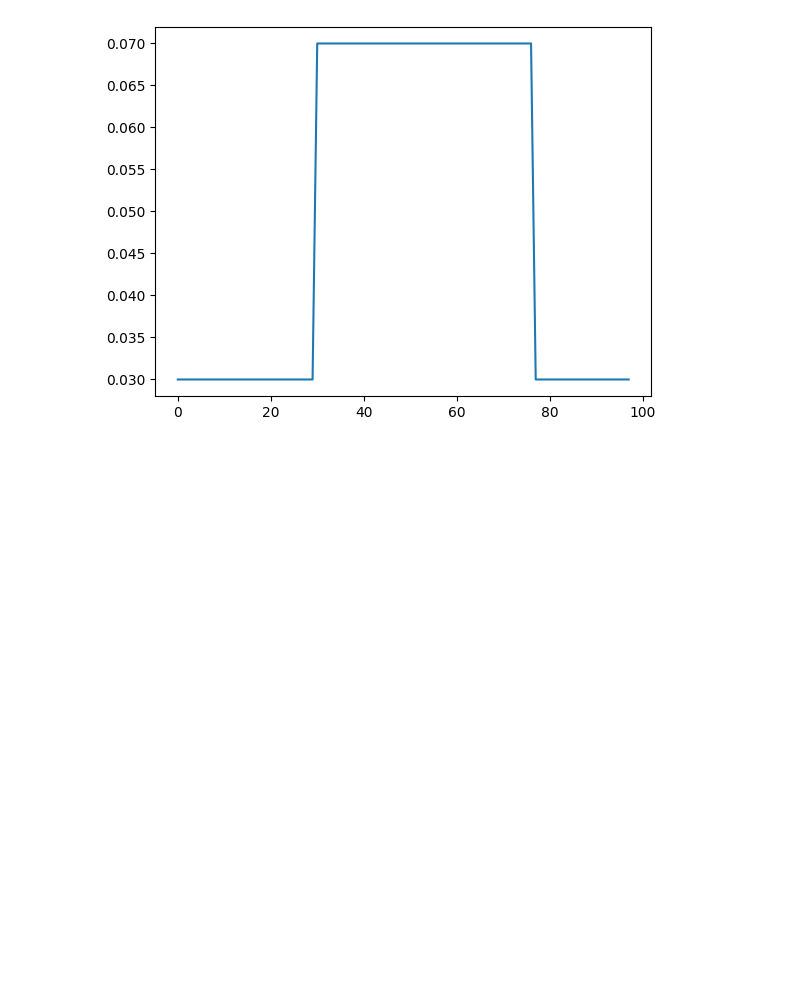
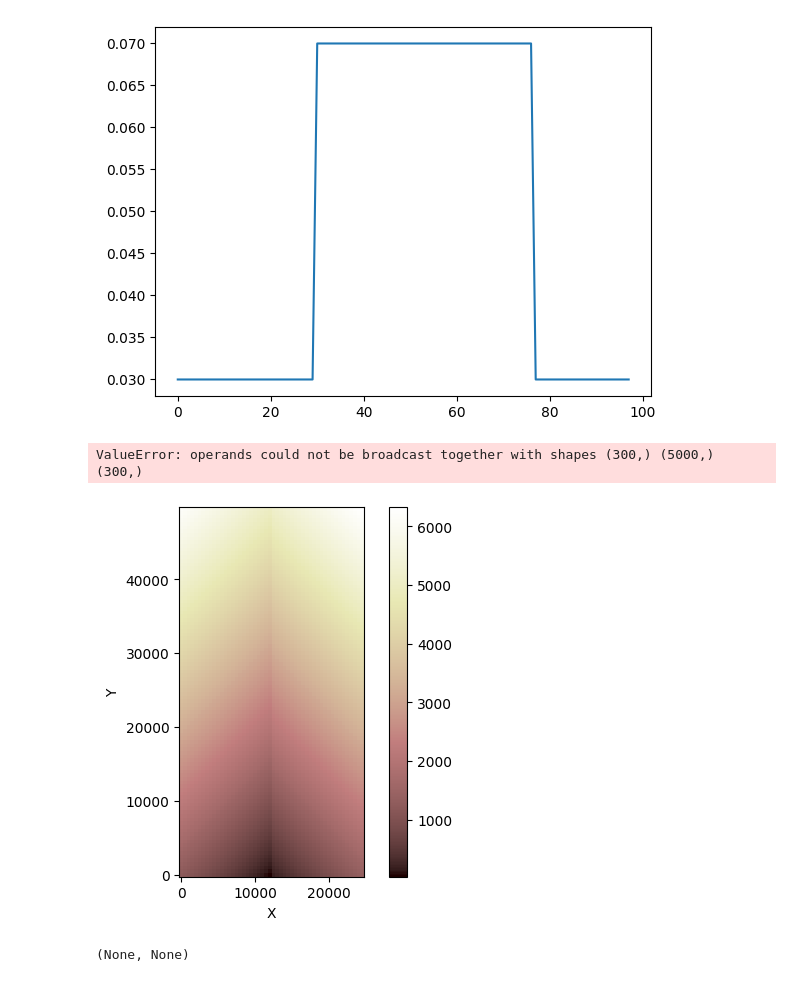
Before and after one commit to landlab/egbelem, a Jupyter notebook: EGBE_nb/EGBE_nb.ipynb, the cells around one changed output. Drawn from its saved outputs; the diff is of its cells as text; code cells hidden in the pictures; blank space fills up the shorter version.

```diff
--- a/EGBE_nb/EGBE_nb.ipynb
+++ b/EGBE_nb/EGBE_nb.ipynb
@@ -144,3 +144,28 @@ plt.plot(grid.at_node['median_size__weight'][grid.core_nodes])
 # %% [output]
 [<matplotlib.lines.Line2D at 0x...>]
 [figure]
+# %%
+# Create grid
+n_nrows = 200
+n_cols = 50
+
+grid2 = RasterModelGrid((n_rows, n_cols), xy_spacing=spacing)
+
+# Create fields
+topo = grid2.add_zeros('topographic__elevation', at='node')
+rock_elev = grid2.add_zeros('bedrock__elevation', at='node')
+soil_depth = grid2.add_zeros('soil__depth', at='node')
+# %%
+grid2.at_node['topographic__elevation']+=grid2.node_y/10
+# %% [output]
+ValueError: operands could not be broadcast together with shapes (300,) (5000,) (300,)
+# %%
+grid2.at_node['topographic__elevation'][:]=0
+grid2.at_node['topographic__elevation']+=grid2.node_y/10
+grid2.at_node['topographic__elevation']+=np.abs(np.max(grid2.node_x)/2 - grid2.node_x)/10
+grid2.at_node['topographic__elevation'][grid2.nodes[:,25:]]+=150
+# %%
+imshow_grid(grid2,'topographic__elevation'),plt.show()
+# %% [output]
+[figure, added]
+(None, None)
```
Also changed, not shown: parts of 30 cells of this notebook.
